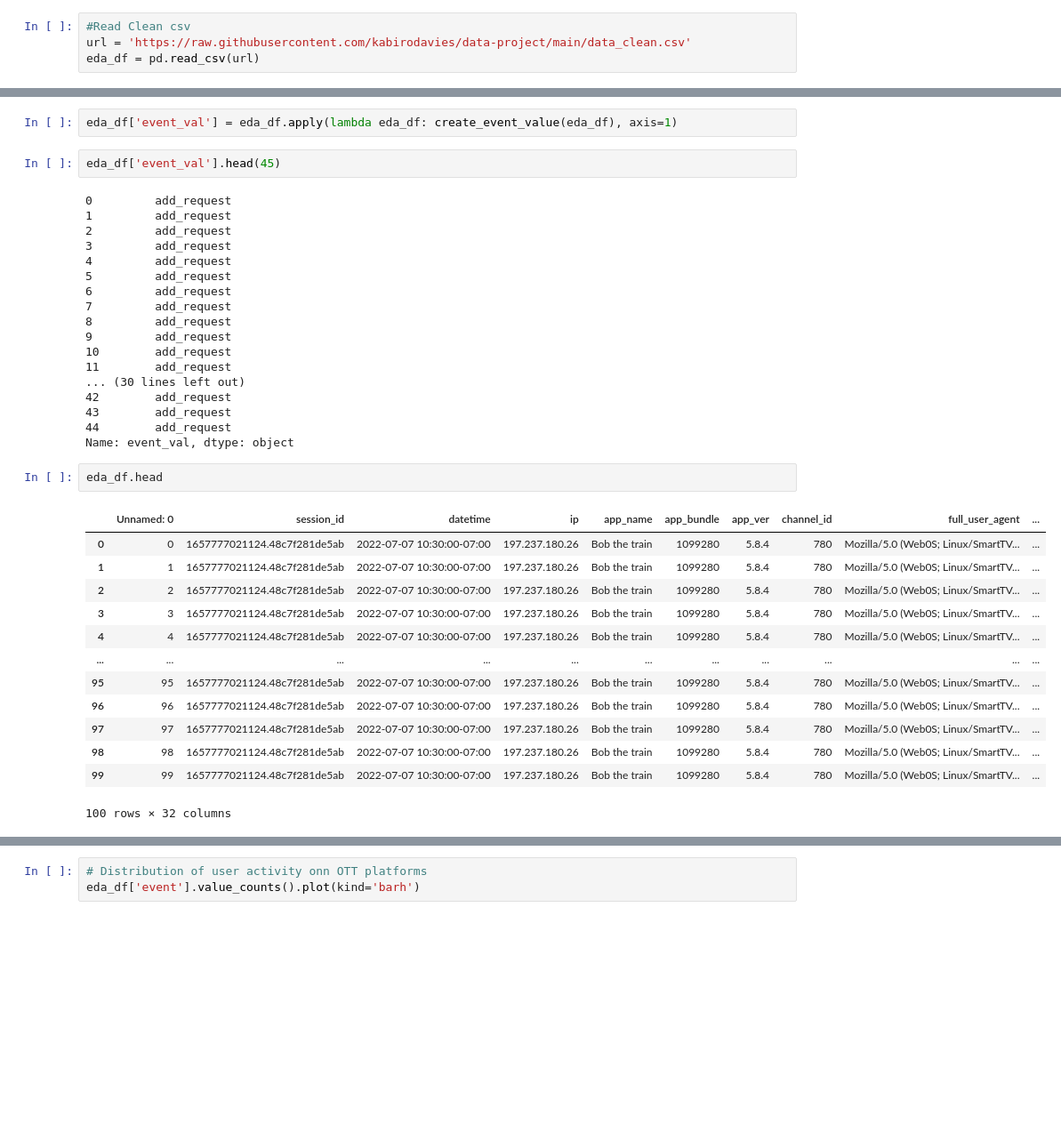
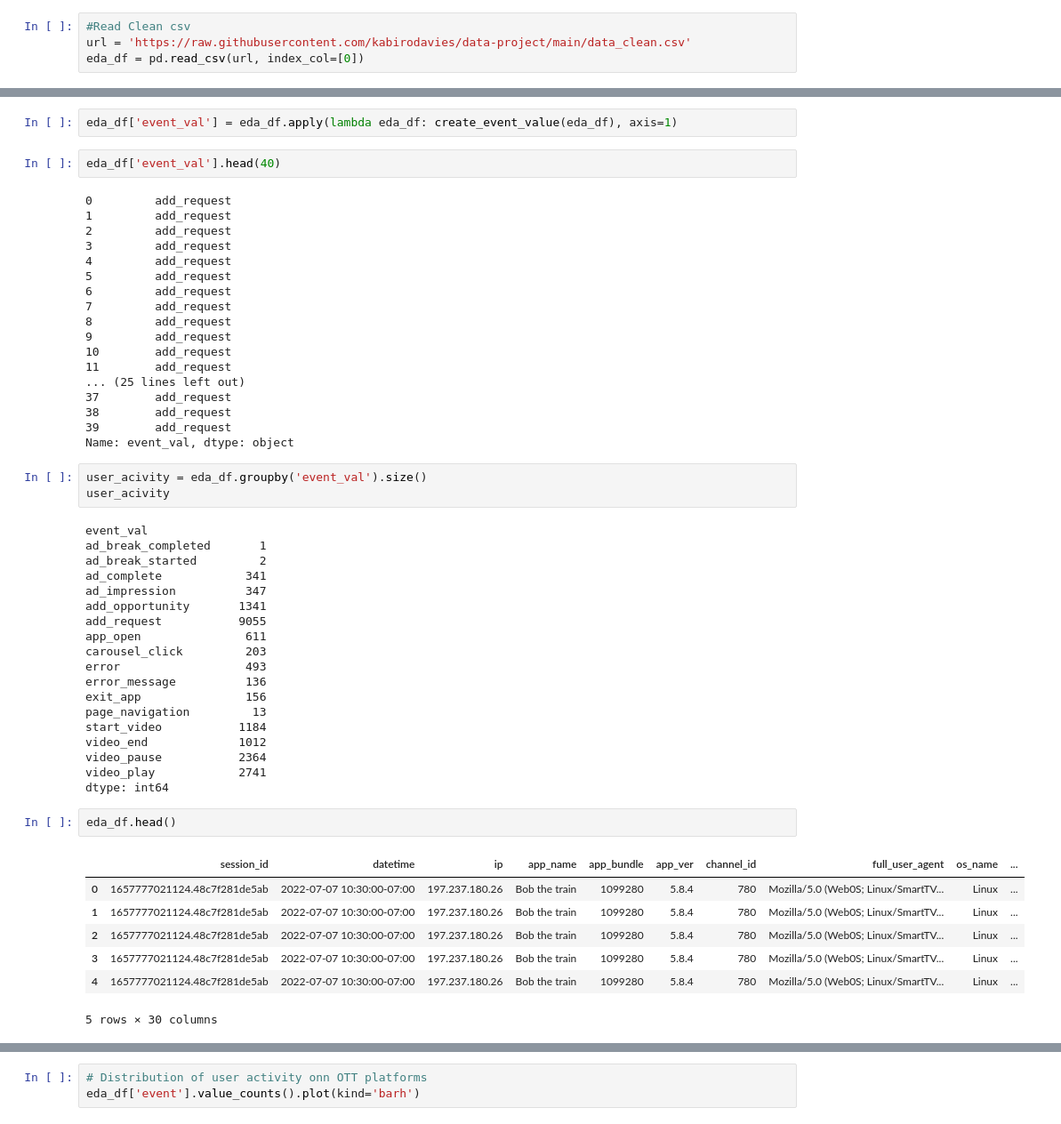
Before and after one commit to kabirodavies/data-project, a Jupyter notebook: Castify_project.ipynb, the cells around one changed output, grey strips where cells are left out. Shown: that part at 89% size. Saved outputs shown, nothing was run; the diff lists cells and outputs as text; blank space fills up the shorter version.

```diff
--- a/Castify_project.ipynb
+++ b/Castify_project.ipynb
@@ -309,7 +343,7 @@ The data cleaning is now performed, let's jump to the EDA!
 # %%
 #Read Clean csv
 url = 'https://raw.githubusercontent.com/kabirodavies/data-project/main/data_clean.csv'
-eda_df = pd.read_csv(url)
+eda_df = pd.read_csv(url, index_col=[0])
 # %%
 eda_df.shape
 # %% [output]
@@ -365,7 +427,7 @@ def create_event_value(eda_df):
 # %%
 eda_df['event_val'] = eda_df.apply(lambda eda_df: create_event_value(eda_df), axis=1)
 # %%
-eda_df['event_val'].head(45)
+eda_df['event_val'].head(40)
 # %% [output]
 0         add_request
 1         add_request
@@ -379,24 +441,40 @@ eda_df['event_val'].head(45)
 9         add_request
 10        add_request
 11        add_request
-... (30 lines left out)
-42        add_request
-43        add_request
-44        add_request
+... (25 lines left out)
+37        add_request
+38        add_request
+39        add_request
 Name: event_val, dtype: object
+# %%
+user_acivity = eda_df.groupby('event_val').size()
+user_acivity
+# %% [output]
+event_val
+ad_break_completed       1
+ad_break_started         2
+ad_complete            341
+ad_impression          347
+add_opportunity       1341
+add_request           9055
+app_open               611
+carousel_click         203
+error                  493
+error_message          136
+exit_app               156
+page_navigation         13
+start_video           1184
+video_end             1012
+video_pause           2364
+video_play            2741
+dtype: int64
 # %%
-eda_df.head
+eda_df.head()
 # %% [output]
-|  | Unnamed: 0 | session_id | datetime | ip | app_name | app_bundle | app_ver | channel_id | full_user_agent | ... |
-| 0 | 0 | 1657777021124.48c7f281de5ab | 2022-07-07 10:30:00-07:00 | 197.237.180.26 | Bob the train | 1099280 | 5.8.4 | 780 | Mozilla/5.0 (Web0S; Linux/SmartTV... | ... |
-| 1 | 1 | 1657777021124.48c7f281de5ab | 2022-07-07 10:30:00-07:00 | 197.237.180.26 | Bob the train | 1099280 | 5.8.4 | 780 | Mozilla/5.0 (Web0S; Linux/SmartTV... | ... |
-| 2 | 2 | 1657777021124.48c7f281de5ab | 2022-07-07 10:30:00-07:00 | 197.237.180.26 | Bob the train | 1099280 | 5.8.4 | 780 | Mozilla/5.0 (Web0S; Linux/SmartTV... | ... |
-| 3 | 3 | 1657777021124.48c7f281de5ab | 2022-07-07 10:30:00-07:00 | 197.237.180.26 | Bob the train | 1099280 | 5.8.4 | 780 | Mozilla/5.0 (Web0S; Linux/SmartTV... | ... |
-| 4 | 4 | 1657777021124.48c7f281de5ab | 2022-07-07 10:30:00-07:00 | 197.237.180.26 | Bob the train | 1099280 | 5.8.4 | 780 | Mozilla/5.0 (Web0S; Linux/SmartTV... | ... |
-| ... | ... | ... | ... | ... | ... | ... | ... | ... | ... | ... |
-| 95 | 95 | 1657777021124.48c7f281de5ab | 2022-07-07 10:30:00-07:00 | 197.237.180.26 | Bob the train | 1099280 | 5.8.4 | 780 | Mozilla/5.0 (Web0S; Linux/SmartTV... | ... |
-| 96 | 96 | 1657777021124.48c7f281de5ab | 2022-07-07 10:30:00-07:00 | 197.237.180.26 | Bob the train | 1099280 | 5.8.4 | 780 | Mozilla/5.0 (Web0S; Linux/SmartTV... | ... |
-| 97 | 97 | 1657777021124.48c7f281de5ab | 2022-07-07 10:30:00-07:00 | 197.237.180.26 | Bob the train | 1099280 | 5.8.4 | 780 | Mozilla/5.0 (Web0S; Linux/SmartTV... | ... |
-| 98 | 98 | 1657777021124.48c7f281de5ab | 2022-07-07 10:30:00-07:00 | 197.237.180.26 | Bob the train | 1099280 | 5.8.4 | 780 | Mozilla/5.0 (Web0S; Linux/SmartTV... | ... |
-| 99 | 99 | 1657777021124.48c7f281de5ab | 2022-07-07 10:30:00-07:00 | 197.237.180.26 | Bob the train | 1099280 | 5.8.4 | 780 | Mozilla/5.0 (Web0S; Linux/SmartTV... | ... |
+|  | session_id | datetime | ip | app_name | app_bundle | app_ver | channel_id | full_user_agent | os_name | ... |
+| 0 | 1657777021124.48c7f281de5ab | 2022-07-07 10:30:00-07:00 | 197.237.180.26 | Bob the train | 1099280 | 5.8.4 | 780 | Mozilla/5.0 (Web0S; Linux/SmartTV... | Linux | ... |
+| 1 | 1657777021124.48c7f281de5ab | 2022-07-07 10:30:00-07:00 | 197.237.180.26 | Bob the train | 1099280 | 5.8.4 | 780 | Mozilla/5.0 (Web0S; Linux/SmartTV... | Linux | ... |
+| 2 | 1657777021124.48c7f281de5ab | 2022-07-07 10:30:00-07:00 | 197.237.180.26 | Bob the train | 1099280 | 5.8.4 | 780 | Mozilla/5.0 (Web0S; Linux/SmartTV... | Linux | ... |
+| 3 | 1657777021124.48c7f281de5ab | 2022-07-07 10:30:00-07:00 | 197.237.180.26 | Bob the train | 1099280 | 5.8.4 | 780 | Mozilla/5.0 (Web0S; Linux/SmartTV... | Linux | ... |
+| 4 | 1657777021124.48c7f281de5ab | 2022-07-07 10:30:00-07:00 | 197.237.180.26 | Bob the train | 1099280 | 5.8.4 | 780 | Mozilla/5.0 (Web0S; Linux/SmartTV... | Linux | ... |
-100 rows × 32 columns
+5 rows × 30 columns
```
Also changed, not shown: parts of 11 cells of this notebook.
